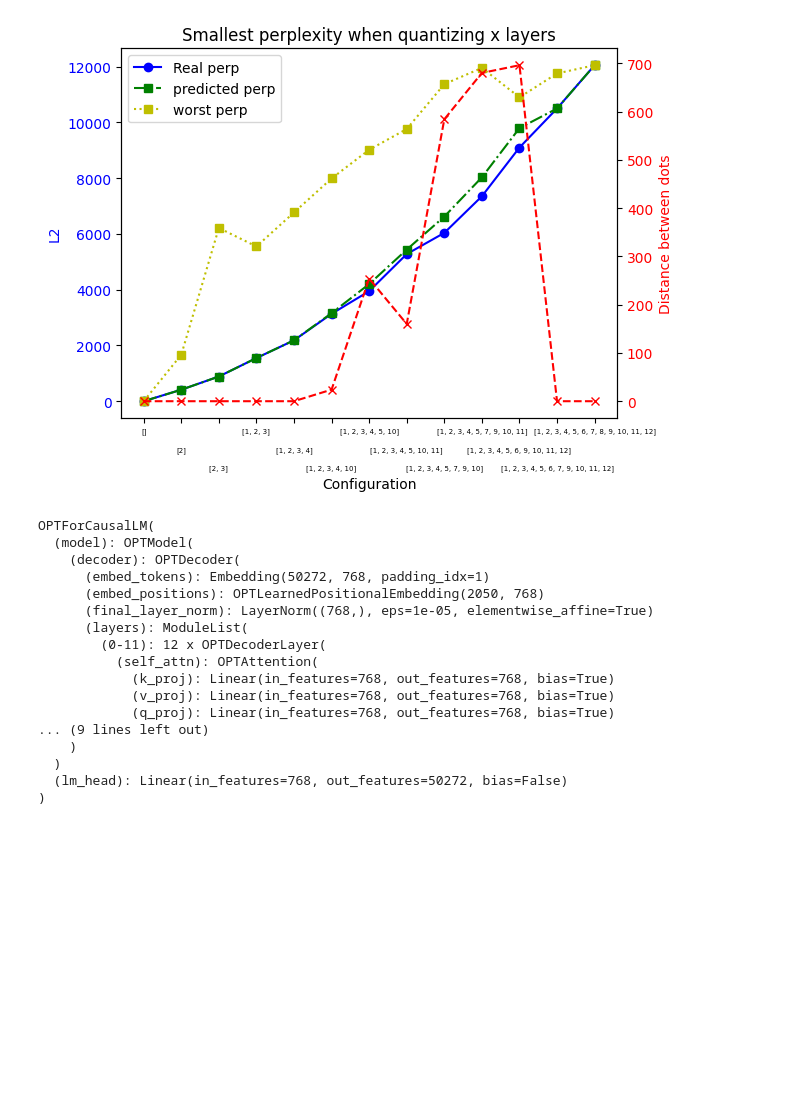
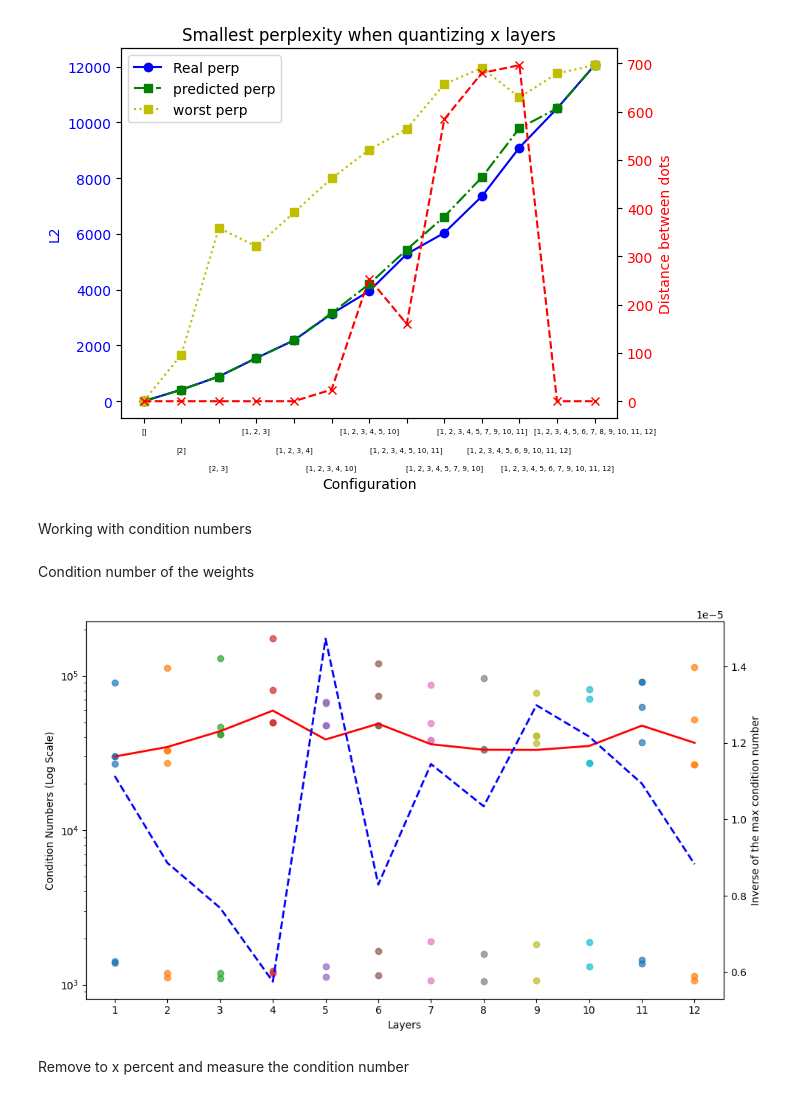
Before and after one commit to Aure20/AutoGPTQ, a Jupyter notebook: perplexity_estimation/quantization_test.ipynb, the cells around one changed output. Drawn from its saved outputs; the diff is of its cells as text; code cells hidden in the pictures; blank space fills up the shorter version.

```diff
--- a/perplexity_estimation/quantization_test.ipynb
+++ b/perplexity_estimation/quantization_test.ipynb
@@ -435,26 +435,5 @@ plt.show()
 # %% [output]
 ['[]', '[2]', '[2, 3]', '[1, 2, 3]', '[1, 2, 3, 4]', '[1, 2, 3, 4, 10]', '[1, 2, 3, 4, 5, 10]', '[1, 2, 3, 4, 5, 10, 11]', '[1, 2, 3, 4, 5, 7, 9, 10]', '[1, 2, 3, 4, 5, 7, 9, 10, 11]', '[1, 2, 3, 4, 5 ...
 [figure]
-# %%
-from transformers import OPTForCausalLM
-
-model = OPTForCausalLM.from_pretrained("facebook/opt-125m").to("cuda:0").half()
-print(model)
-# %% [output]
-OPTForCausalLM(
-  (model): OPTModel(
-    (decoder): OPTDecoder(
-      (embed_tokens): Embedding(50272, 768, padding_idx=1)
-      (embed_positions): OPTLearnedPositionalEmbedding(2050, 768)
-      (final_layer_norm): LayerNorm((768,), eps=1e-05, elementwise_affine=True)
-      (layers): ModuleList(
-        (0-11): 12 x OPTDecoderLayer(
-          (self_attn): OPTAttention(
-            (k_proj): Linear(in_features=768, out_features=768, bias=True)
-            (v_proj): Linear(in_features=768, out_features=768, bias=True)
-            (q_proj): Linear(in_features=768, out_features=768, bias=True)
-... (9 lines left out)
-    )
-  )
-  (lm_head): Linear(in_features=768, out_features=50272, bias=False)
-)
+# %% [markdown]
+Working with condition numbers
@@ -460,0 +467,2 @@ OPTForCausalLM(
+# %% [markdown]
+Condition number of the weights
@@ -460,0 +493,44 @@ OPTForCausalLM(
+# %%
+import torch
+import matplotlib.pyplot as plt
+import numpy as np
+
+# Number of rows and columns
+num_rows, num_cols = cond_numbers.shape
+
+# Create the plot
+fig, ax1 = plt.subplots(figsize=(10, 6))
+
+# Primary y-axis: Plot condition numbers
+for row_idx in range(num_rows):
+    # Scatter plot for the row
+    x_vals = [row_idx + 1] * num_cols  # X values start from 1
+    y_vals = cond_numbers[row_idx].numpy()  # Convert row tensor to numpy array
+    ax1.scatter(x_vals, y_vals, alpha=0.7)
+
+# Plot mean condition numbers on the primary y-axis
+means = cond_numbers.mean(axis=1)
+ax1.plot(range(1, num_rows + 1), means, color='red', linewidth=2)
+
+# Add labels for primary y-axis
+ax1.set_xlabel("Layers")
+ax1.set_ylabel("Condition Numbers (Log Scale)")
+ax1.set_xticks(range(1, num_rows + 1))
+ax1.set_yscale('log')
+
+# Secondary y-axis: Plot inverse of the maximum values
+ax2 = ax1.twinx()  # Create a second y-axis
+maxs = cond_numbers.max(axis=1).values
+inverted_maxs = 1 / maxs  # Inverse of the max values
+ax2.plot(range(1, num_rows + 1), inverted_maxs, color='blue', linewidth=2, linestyle='--', label="Inverse Max")
+ax2.set_ylabel("Inverse of the max condition number")
+
+# Adjust layout
+plt.tight_layout()
+
+# Show the plot
+plt.show()
+# %% [output]
+[figure, added]
+# %% [markdown]
+Remove to x percent and measure the condition number
```
Also changed, not shown: parts of 9 cells of this notebook, 6 other files.
